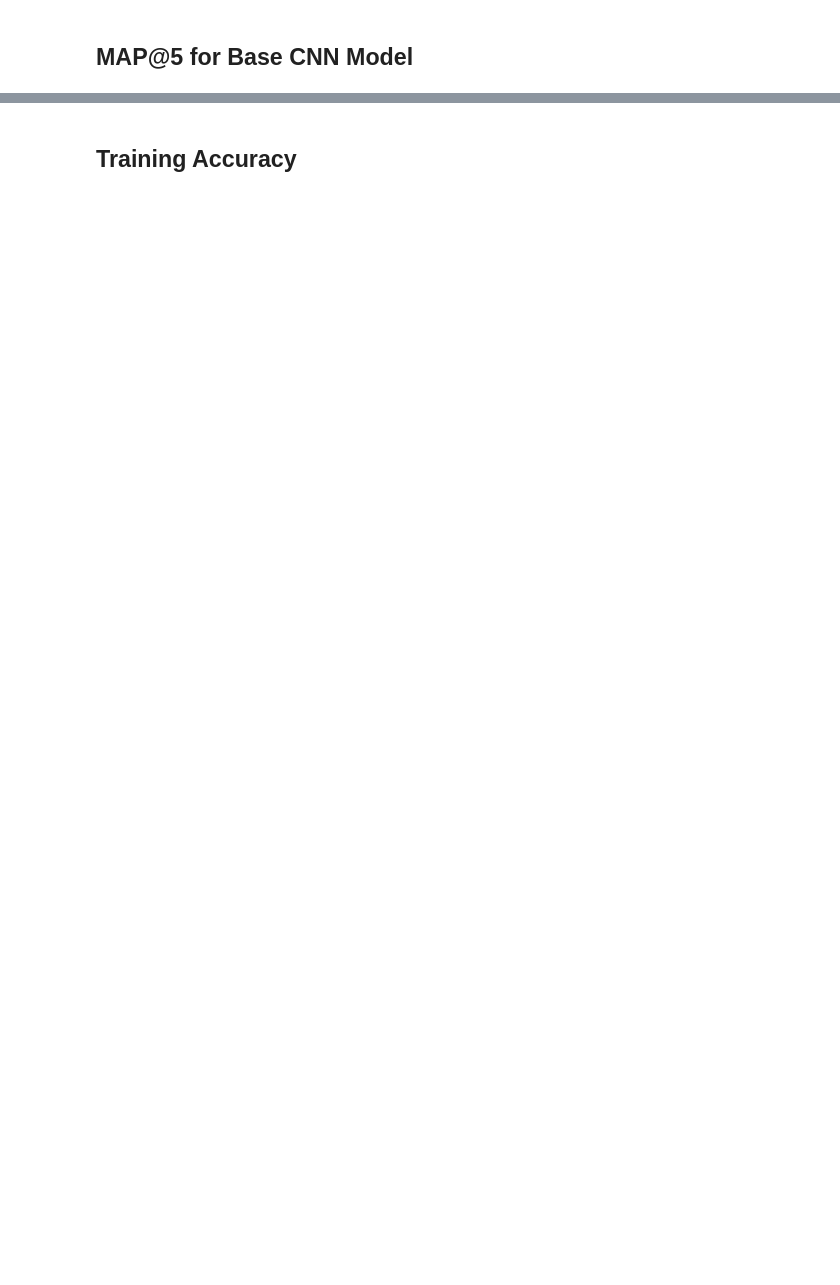
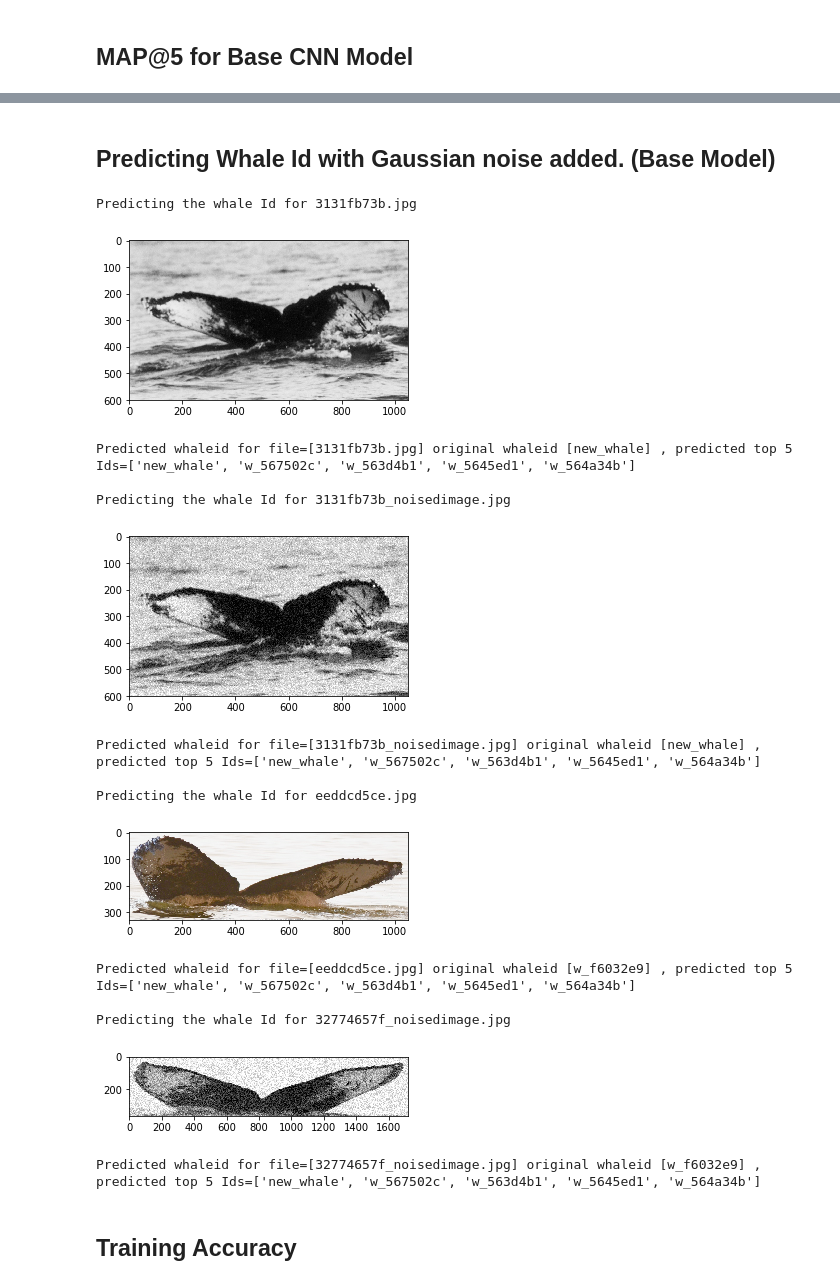
Before and after one commit to vrvarma/humpback-whale, a Jupyter notebook: udacity_capstone.ipynb, the cells around one changed output, grey strips where cells are left out. Drawn from its saved outputs; the diff is of its cells as text; code cells hidden in the pictures; blank space fills up the shorter version.

```diff
--- a/udacity_capstone.ipynb
+++ b/udacity_capstone.ipynb
@@ -463,0 +498,21 @@ MAP@5 score for Base model = 0.38915
+# %%
+def predict_cnn_labels(image_df, model):
+    print('Predicting the whale Id for %s' %(image_df.Image))
+    display_image(image_df.Image)
+    img = np.expand_dims(load_image(image_df.Image), axis=0)
+
+    predicted_vector = model.predict(preprocess_input(img))
+    print('Test whale Id=[%s], predicted top 5 Ids=%s' \
+          %(image_df.Id, build_pred_array(predicted_vector)[0]))
+
+    print('MAP@5 score for %s model = %.5f\n' \
+      %(image_df.Image, map5.map5_per_image(image_df.Id, build_pred_array(predicted_vector)[0])))
+
+#Method to predict just images.
+def predict_cnn_indiv_labels(original_label, file_name, model, dir):
+    print('Predicting the whale Id for %s' %(file_name))
+    display_image(file_name,dir)
+    img = np.expand_dims(load_image(file_name, dir), axis=0)
+    predicted_vector = model.predict(preprocess_input(img))
+    print('Predicted whaleid for file=[%s] original whaleid [%s] , predicted top 5 Ids=%s\n' \
+          %(file_name, original_label, build_pred_array(predicted_vector)[0]))
@@ -464,3 +538,27 @@ MAP@5 score for Base model = 0.38915
+# %% [markdown]
+## Predicting Whale Id with Gaussian noise added. (Base Model)
+# %%
+predict_cnn_indiv_labels('new_whale', '3131fb73b.jpg', base_model, 'input/train/')
+predict_cnn_indiv_labels('new_whale', '3131fb73b_noisedimage.jpg', base_model, 'images/')
+
+predict_cnn_indiv_labels('w_f6032e9', 'eeddcd5ce.jpg' , base_model, 'input/train/')
+predict_cnn_indiv_labels('w_f6032e9', '32774657f_noisedimage.jpg', base_model, 'images/')
+# %% [output]
+Predicting the whale Id for 3131fb73b.jpg
+[figure, added]
+Predicted whaleid for file=[3131fb73b.jpg] original whaleid [new_whale] , predicted top 5 Ids=['new_whale', 'w_567502c', 'w_563d4b1', 'w_5645ed1', 'w_564a34b']
+
+Predicting the whale Id for 3131fb73b_noisedimage.jpg
+[figure, added]
+Predicted whaleid for file=[3131fb73b_noisedimage.jpg] original whaleid [new_whale] , predicted top 5 Ids=['new_whale', 'w_567502c', 'w_563d4b1', 'w_5645ed1', 'w_564a34b']
+
+Predicting the whale Id for eeddcd5ce.jpg
+[figure, added]
+Predicted whaleid for file=[eeddcd5ce.jpg] original whaleid [w_f6032e9] , predicted top 5 Ids=['new_whale', 'w_567502c', 'w_563d4b1', 'w_5645ed1', 'w_564a34b']
+
+Predicting the whale Id for 32774657f_noisedimage.jpg
+[figure, added]
+Predicted whaleid for file=[32774657f_noisedimage.jpg] original whaleid [w_f6032e9] , predicted top 5 Ids=['new_whale', 'w_567502c', 'w_563d4b1', 'w_5645ed1', 'w_564a34b']
 # %% [markdown]
 ## Training Accuracy
 # %%
```
Also changed, not shown: parts of 36 cells of this notebook.
